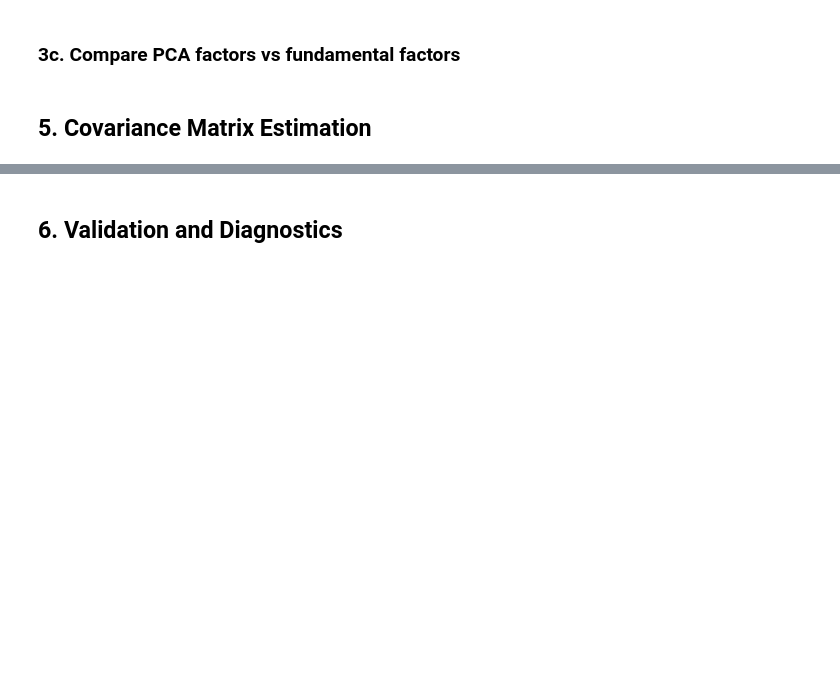
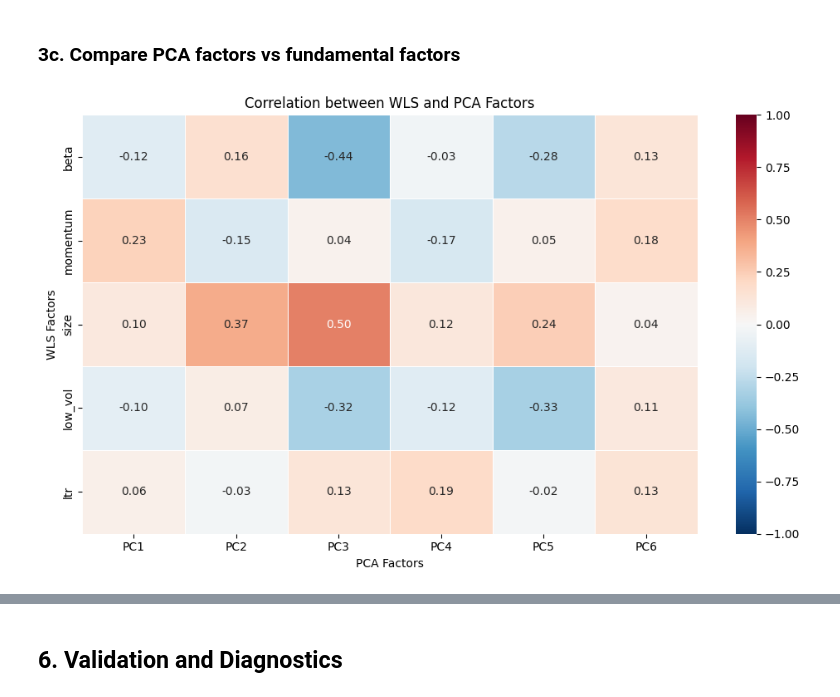
Before and after one commit to gy623/Cross-Sectional-Factor-Model-of-Asset-Returns, a Jupyter notebook: factor_model.ipynb, the cells around one changed output, grey strips where cells are left out. Drawn from its saved outputs; the diff is of its cells as text; code cells hidden in the pictures; blank space fills up the shorter version.

```diff
--- a/factor_model.ipynb
+++ b/factor_model.ipynb
@@ -619,7 +615,10 @@ from sklearn.preprocessing import StandardScaler
 
 print(returns.isna().sum().sum())
 R = returns.values
-R_normalised = (R - R.mean(axis=0)) / R.std(axis=0)
+
+scaler = StandardScaler()
+R_normalised = scaler.fit_transform(R)
+
 print(R_normalised.shape)
 # %% [output]
 0
@@ -789,4 +785,31 @@ pd.DataFrame({
 # %% [markdown]
 ### 3c. Compare PCA factors vs fundamental factors
-# %% [markdown]
-## 5. Covariance Matrix Estimation
+# %%
+# Compare Factors and PCs
+combined = pd.concat([factor_returns_A, F_pca_df], axis=1)
+
+full_corr = combined.corr()
+
+cross_corr = full_corr.loc[factor_returns_A.columns, pc_labels]
+
+fig, ax = plt.subplots(figsize=(10, 6))
+sns.heatmap(
+    cross_corr,
+    annot=True,
+    fmt=".2f",
+    cmap="RdBu_r",
+    center=0,
+    vmin=-1,
+    vmax=1,
+    linewidths=0.5,
+    ax=ax
+)
+
+ax.set_title("Correlation between WLS and PCA Factors")
+ax.set_xlabel("PCA Factors")
+ax.set_ylabel("WLS Factors")
+plt.tight_layout()
+plt.savefig("outputs/cross_correlation_heatmap.png", dpi=150)
+plt.show()
+# %% [output]
+[figure, added]
```
Also changed, not shown: parts of 14 cells of this notebook, 28 other files.
